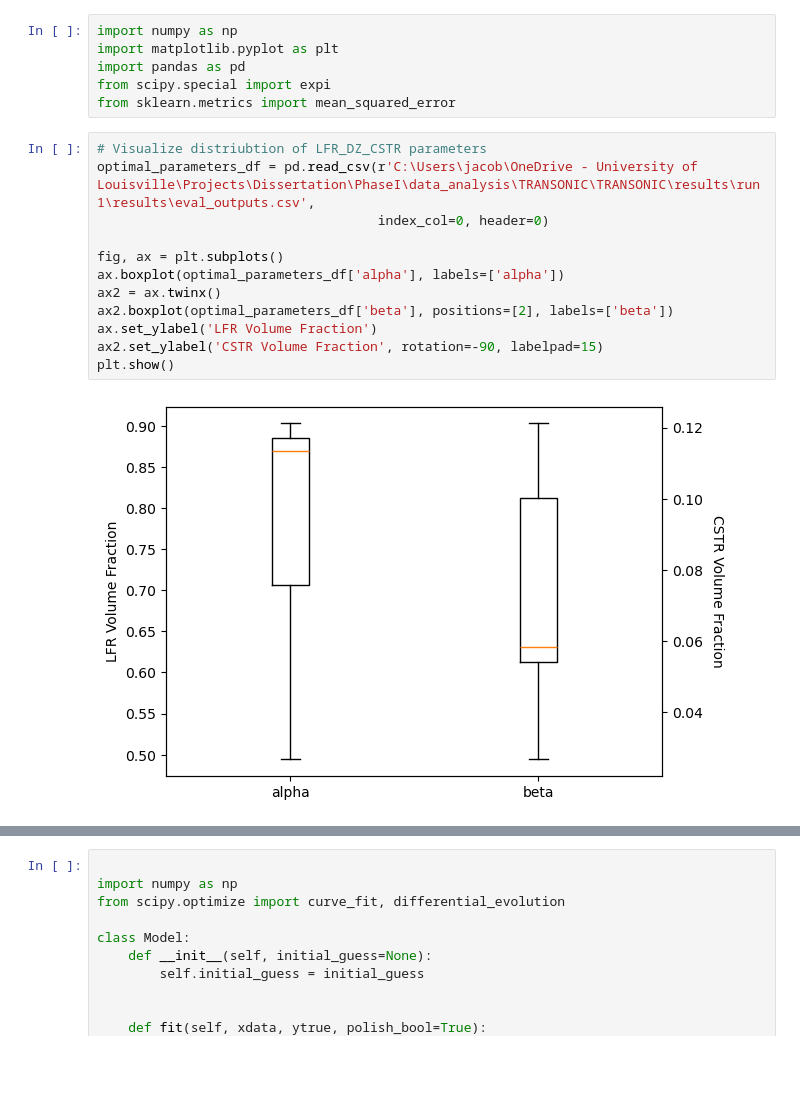
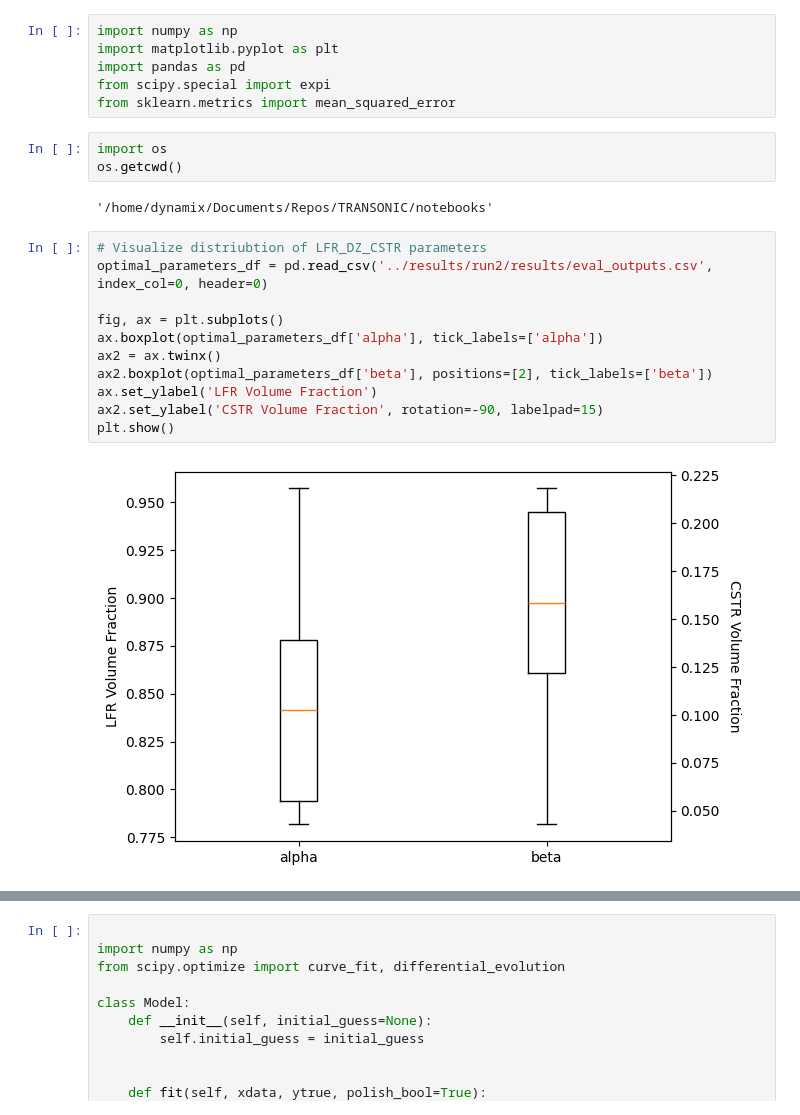
Before and after one commit to matmulmiller/TRANSONIC, a Jupyter notebook: notebooks/sensitivity_analysis.ipynb, the cells around one changed output, grey strips where cells are left out. Cells and saved outputs as stored; diff of their text form; blank space fills up the shorter version.

Commit message:
Parameter Recovery
sensitivity_analysis.ipynb contains a completed parameter recovery
study.

```diff
--- a/notebooks/sensitivity_analysis.ipynb
+++ b/notebooks/sensitivity_analysis.ipynb
@@ -4,17 +4,21 @@ import matplotlib.pyplot as plt
 import pandas as pd
 from scipy.special import expi
 from sklearn.metrics import mean_squared_error
+# %%
+import os
+os.getcwd()
+# %% [output]
+'/home/dynamix/Documents/Repos/TRANSONIC/notebooks'
 # %%
 # Visualize distriubtion of LFR_DZ_CSTR parameters
-optimal_parameters_df = pd.read_csv(r'C:\Users\jacob\OneDrive - University of Louisville\Projects\Dissertation\PhaseI\data_analysis\TRANSONIC\TRANSONIC\results\run1\results\eval_outputs.csv',
-                                    index_col=0, header=0)
+optimal_parameters_df = pd.read_csv('../results/run2/results/eval_outputs.csv', index_col=0, header=0)
 
 fig, ax = plt.subplots()
-ax.boxplot(optimal_parameters_df['alpha'], labels=['alpha'])
+ax.boxplot(optimal_parameters_df['alpha'], tick_labels=['alpha'])
 ax2 = ax.twinx()
-ax2.boxplot(optimal_parameters_df['beta'], positions=[2], labels=['beta'])
+ax2.boxplot(optimal_parameters_df['beta'], positions=[2], tick_labels=['beta'])
 ax.set_ylabel('LFR Volume Fraction')
 ax2.set_ylabel('CSTR Volume Fraction', rotation=-90, labelpad=15)
 plt.show()
 # %% [output]
-[figure, old version]
+[figure, new version]
```
Also changed, not shown: parts of 7 cells of this notebook.
